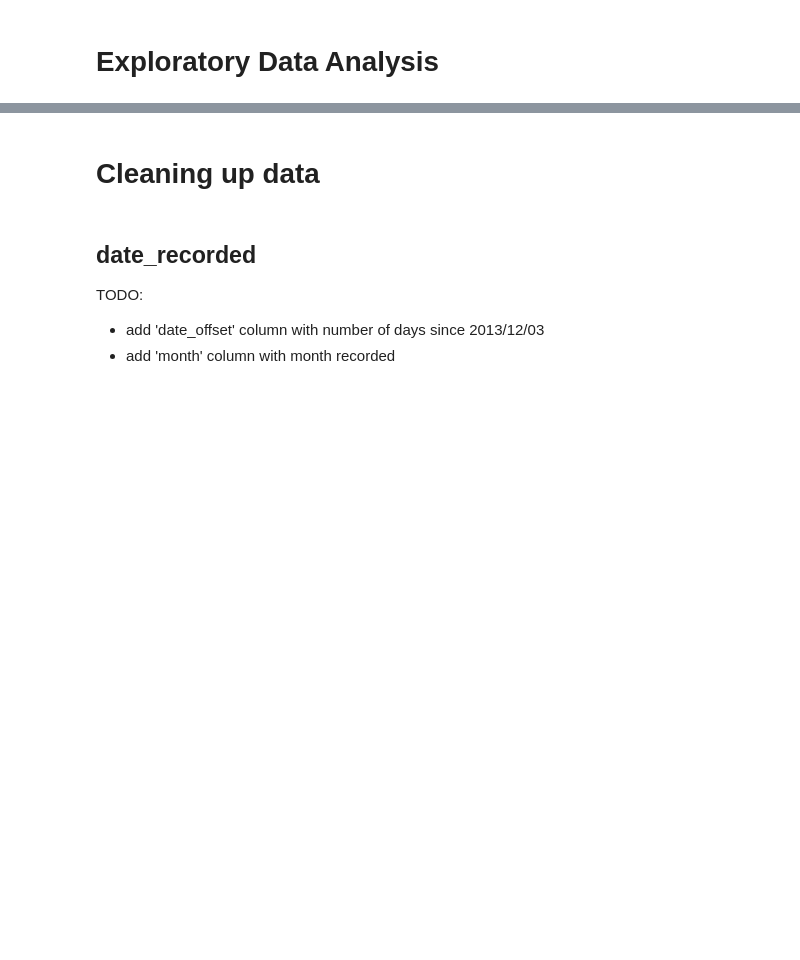
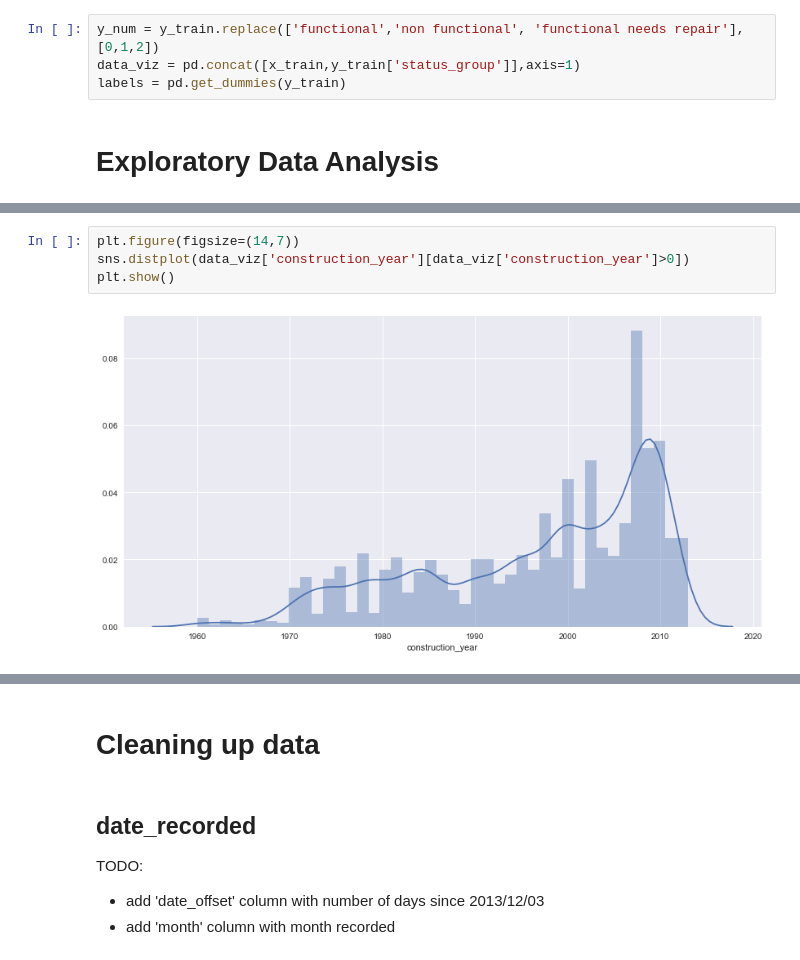
Before and after one commit to kayoyin/water-pumps, a Jupyter notebook: pipes.ipynb, the cells around one changed output, grey strips where cells are left out. Drawn from its saved outputs; the diff is of its cells as text; blank space fills up the shorter version.

```diff
--- a/pipes.ipynb
+++ b/pipes.ipynb
@@ -18,2 +54,6 @@ print(x_train.shape, y_train.shape, x_test.shape)
+# %%
+y_num = y_train.replace(['functional','non functional', 'functional needs repair'], [0,1,2])
+data_viz = pd.concat([x_train,y_train['status_group']],axis=1)
+labels = pd.get_dummies(y_train)
 # %% [markdown]
 # Exploratory Data Analysis
@@ -67,0 +131,6 @@ dtype: int64
+# %%
+plt.figure(figsize=(14,7))
+sns.distplot(data_viz['construction_year'][data_viz['construction_year']>0])
+plt.show()
+# %% [output]
+[figure, added]
```
Also changed, not shown: parts of 16 cells of this notebook.
